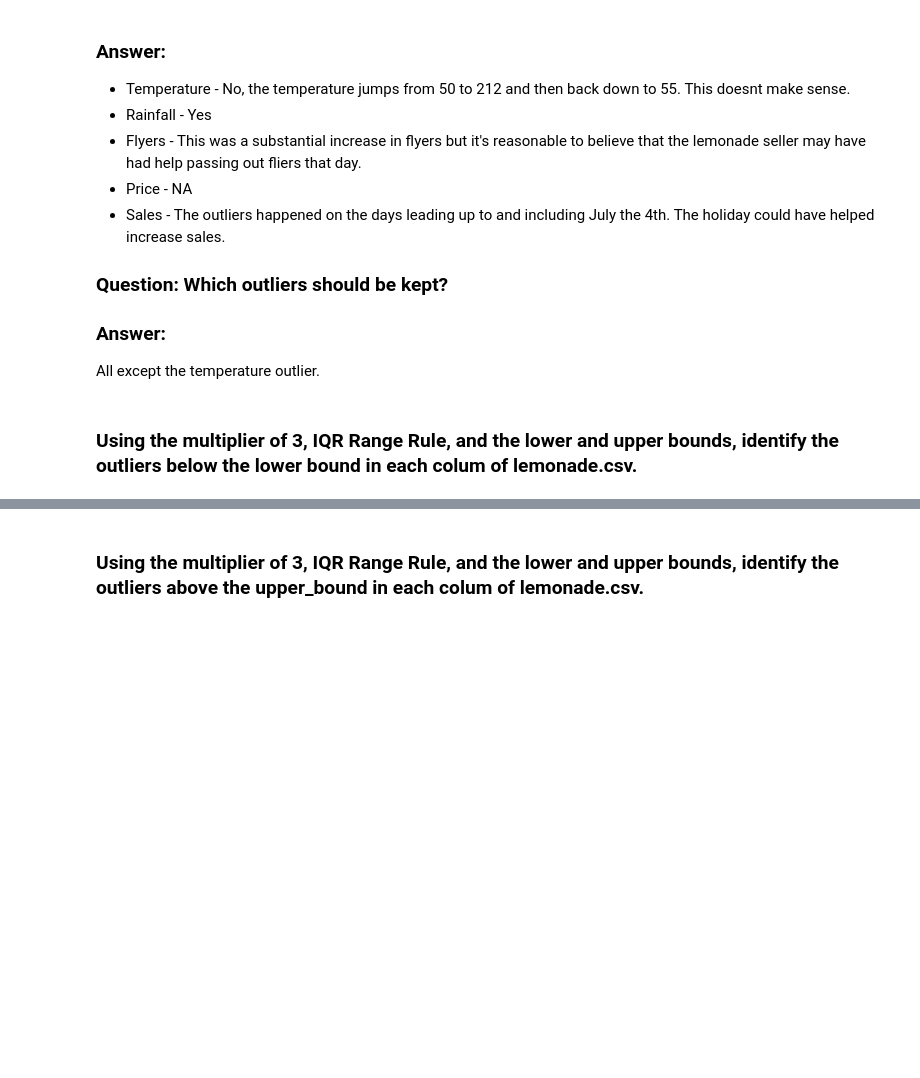
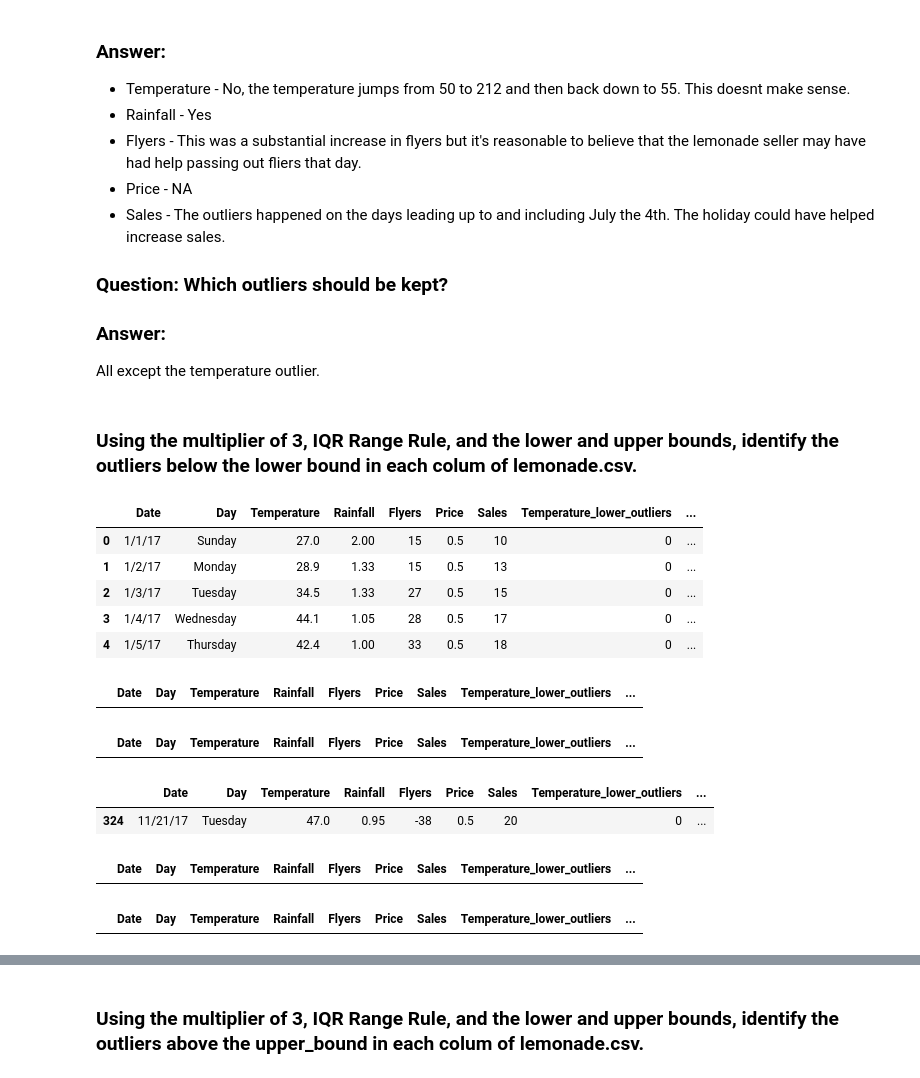
Before and after one commit to SamuelD-Data/anomaly-detection-exercises, a Jupyter notebook: continuous_probabilistic_methods.ipynb, the cells around one changed output, grey strips where cells are left out. Cells and saved outputs as stored; diff of their text form; code cells hidden in the pictures; blank space fills up the shorter version.

```diff
--- a/continuous_probabilistic_methods.ipynb
+++ b/continuous_probabilistic_methods.ipynb
@@ -202,4 +224,46 @@ updf[updf.Sales_upper_outliers > 0]
 All except the temperature outlier.
 # %% [markdown]
 ### Using the multiplier of 3, IQR Range Rule, and the lower and upper bounds, identify the outliers below the lower bound in each colum of lemonade.csv.
+# %%
+# making copy of original df
+lowdf3 = df.copy()
+
+# adding columns that show how far below lower bound an outlier is or 0 otherwise
+lowdf3 = add_lower_outlier_columns(lowdf3, 3)
+
+# previewing data
+lowdf3.head()
+# %% [output]
+|  | Date | Day | Temperature | Rainfall | Flyers | Price | Sales | Temperature_lower_outliers | ... |
+| 0 | 1/1/17 | Sunday | 27.0 | 2.00 | 15 | 0.5 | 10 | 0 | ... |
+| 1 | 1/2/17 | Monday | 28.9 | 1.33 | 15 | 0.5 | 13 | 0 | ... |
+| 2 | 1/3/17 | Tuesday | 34.5 | 1.33 | 27 | 0.5 | 15 | 0 | ... |
+| 3 | 1/4/17 | Wednesday | 44.1 | 1.05 | 28 | 0.5 | 17 | 0 | ... |
+| 4 | 1/5/17 | Thursday | 42.4 | 1.00 | 33 | 0.5 | 18 | 0 | ... |
+# %%
+# checking for outliers in a specified column
+lowdf3[lowdf3.Temperature_lower_outliers > 0]
+# %% [output]
+|  | Date | Day | Temperature | Rainfall | Flyers | Price | Sales | Temperature_lower_outliers | ... |
+# %%
+# checking for outliers in a specified column
+lowdf3[lowdf3.Rainfall_lower_outliers > 0]
+# %% [output]
+|  | Date | Day | Temperature | Rainfall | Flyers | Price | Sales | Temperature_lower_outliers | ... |
+# %%
+# checking for outliers in a specified column
+lowdf3[lowdf3.Flyers_lower_outliers > 0]
+# %% [output]
+|  | Date | Day | Temperature | Rainfall | Flyers | Price | Sales | Temperature_lower_outliers | ... |
+| 324 | 11/21/17 | Tuesday | 47.0 | 0.95 | -38 | 0.5 | 20 | 0 | ... |
+# %%
+# checking for outliers in a specified column
+lowdf3[lowdf3.Price_lower_outliers > 0]
+# %% [output]
+|  | Date | Day | Temperature | Rainfall | Flyers | Price | Sales | Temperature_lower_outliers | ... |
+# %%
+# checking for outliers in a specified column
+lowdf3[lowdf3.Sales_lower_outliers > 0]
+# %% [output]
+|  | Date | Day | Temperature | Rainfall | Flyers | Price | Sales | Temperature_lower_outliers | ... |
 # %% [markdown]
```
Also changed, not shown: parts of 36 cells of this notebook.
